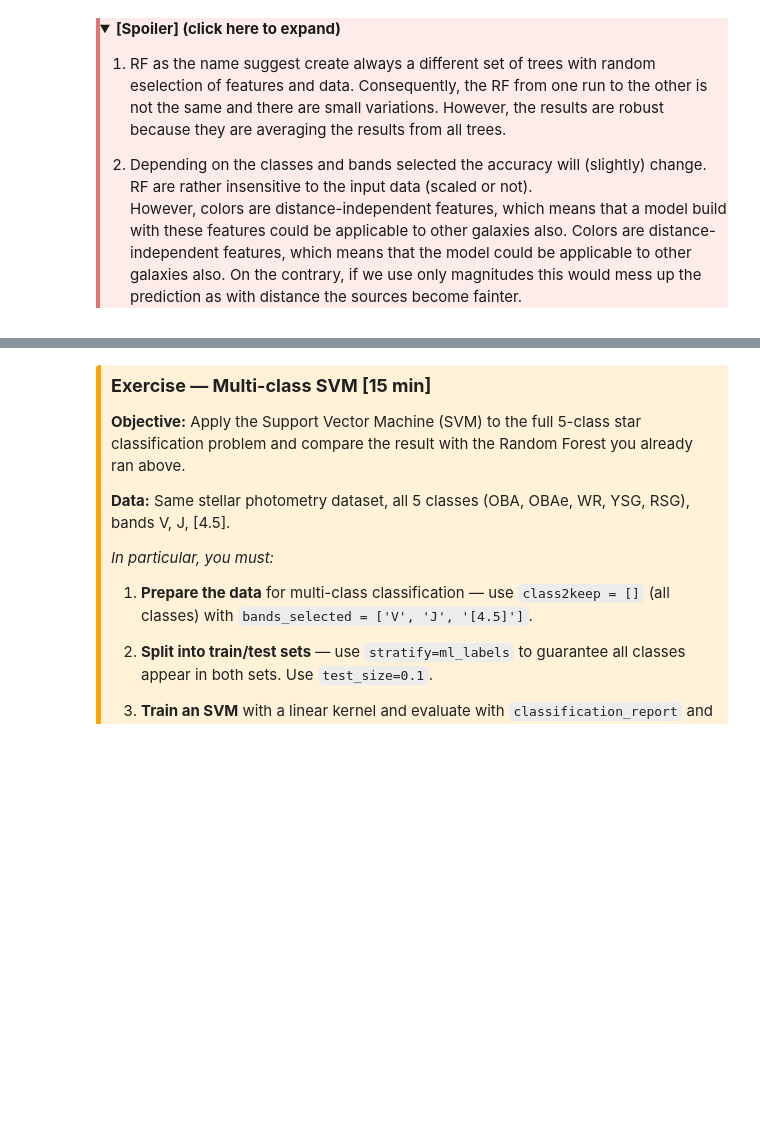
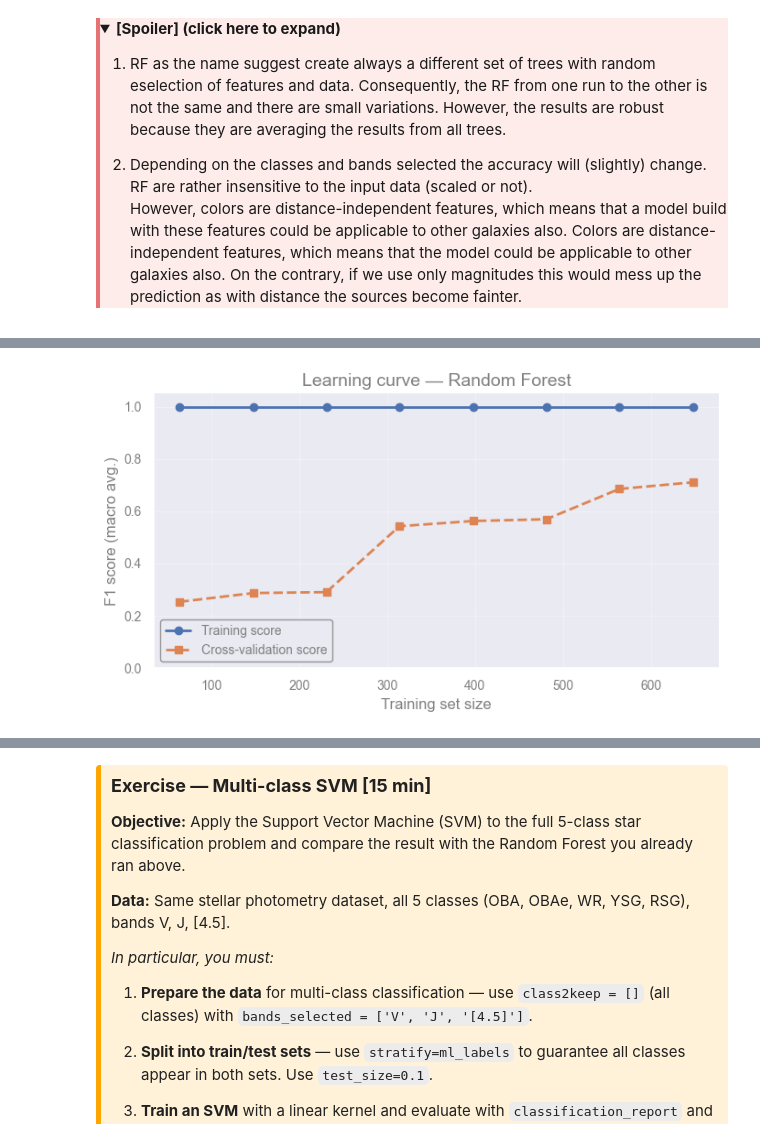
Before and after one commit to AstroStat-Academy/astrostat-school-7, a Jupyter notebook: Machine_Learning/Classification.ipynb, the cells around one changed output, grey strips where cells are left out. Cells and saved outputs as stored; diff of their text form; code cells hidden in the pictures; folded sections open; blank space fills up the shorter version.

Commit message:
Machine Learning added

```diff
--- a/Machine_Learning/Classification.ipynb
+++ b/Machine_Learning/Classification.ipynb
@@ -1385,0 +1460,31 @@ Classification report:
+# %%
+from sklearn.model_selection import learning_curve
+from sklearn.ensemble import RandomForestClassifier
+
+# Use the full available data so the curve spans a wide range of training sizes
+X_all = ml_data_clrs
+y_all = ml_labels
+
+train_sizes, train_scores, cv_scores = learning_curve(
+    RandomForestClassifier(),
+    X_all, y_all,
+    train_sizes=np.linspace(0.1, 1.0, 8),
+    cv=5,
+    scoring='f1_macro'
+)
+
+train_mean = train_scores.mean(axis=1)
+cv_mean    = cv_scores.mean(axis=1)
+
+fig, ax = plt.subplots(figsize=(7, 4))
+ax.plot(train_sizes, train_mean, 'o-',  label='Training score')
+ax.plot(train_sizes, cv_mean,    's--', label='Cross-validation score')
+ax.set_xlabel('Training set size')
+ax.set_ylabel('F1 score (macro avg.)')
+ax.set_ylim(0, 1.05)
+ax.legend()
+ax.set_title('Learning curve — Random Forest')
+plt.tight_layout()
+plt.show()
+# %% [output]
+[figure, added]
```
Also changed, not shown: parts of 15 cells of this notebook, 1 other file.
